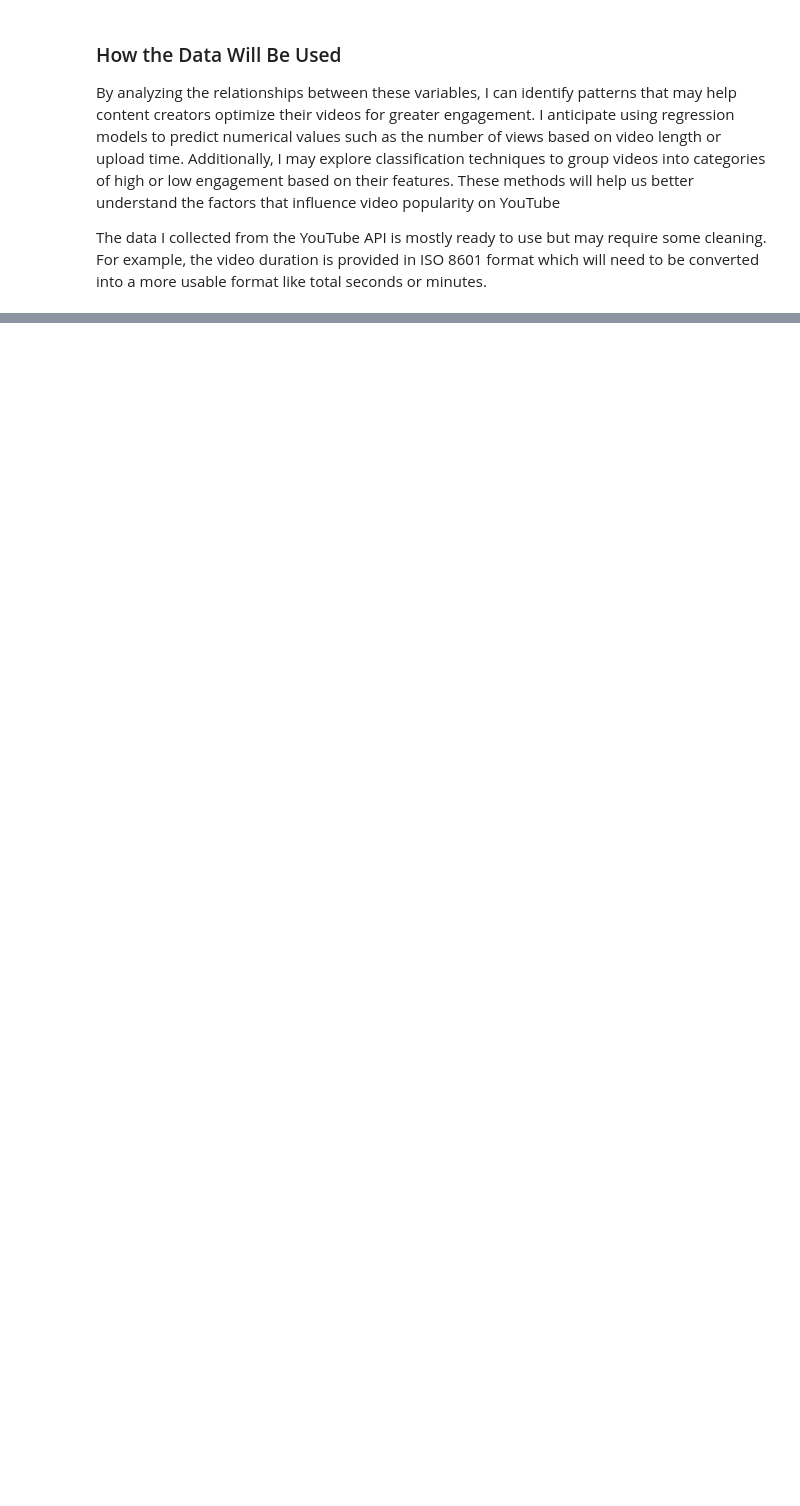
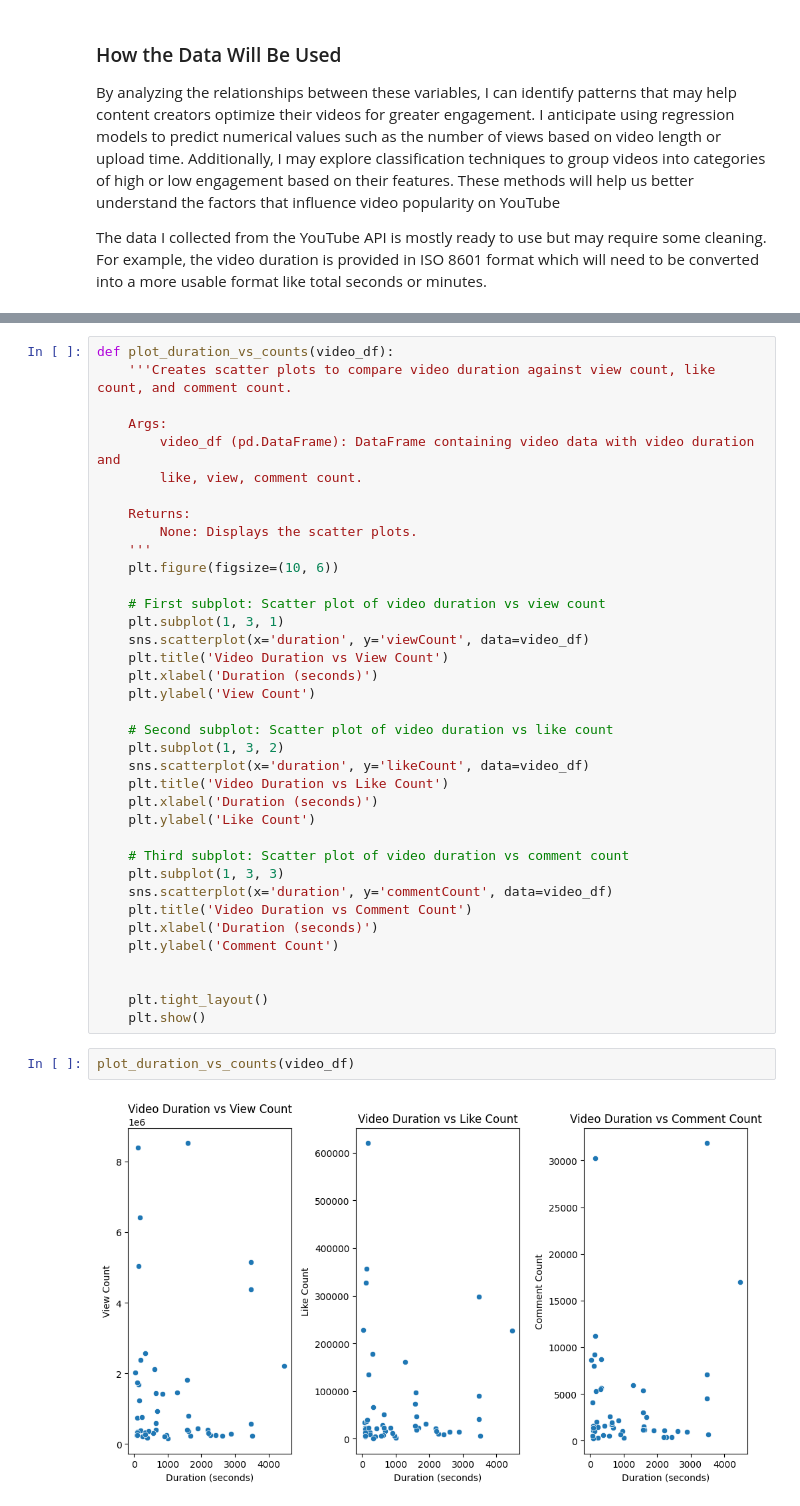
Before and after one commit to hewsAMH/youtubeProject, a Jupyter notebook: youtubeTrendingData.ipynb, the cells around one changed output, grey strips where cells are left out. Drawn from its saved outputs; the diff is of its cells as text; blank space fills up the shorter version.

```diff
--- a/youtubeTrendingData.ipynb
+++ b/youtubeTrendingData.ipynb
@@ -97,0 +177,41 @@ The data I collected from the YouTube API is mostly ready to use but may require
+# %%
+def plot_duration_vs_counts(video_df):
+    '''Creates scatter plots to compare video duration against view count, like count, and comment count.
+
+    Args:
+        video_df (pd.DataFrame): DataFrame containing video data with video duration and
+        like, view, comment count.
+
+    Returns:
+        None: Displays the scatter plots.
+    '''
+    plt.figure(figsize=(10, 6))
+
+    # First subplot: Scatter plot of video duration vs view count
+    plt.subplot(1, 3, 1)
+    sns.scatterplot(x='duration', y='viewCount', data=video_df)
+    plt.title('Video Duration vs View Count')
+    plt.xlabel('Duration (seconds)')
+    plt.ylabel('View Count')
+
+    # Second subplot: Scatter plot of video duration vs like count
+    plt.subplot(1, 3, 2)
+    sns.scatterplot(x='duration', y='likeCount', data=video_df)
+    plt.title('Video Duration vs Like Count')
+    plt.xlabel('Duration (seconds)')
+    plt.ylabel('Like Count')
+
+    # Third subplot: Scatter plot of video duration vs comment count
+    plt.subplot(1, 3, 3)
+    sns.scatterplot(x='duration', y='commentCount', data=video_df)
+    plt.title('Video Duration vs Comment Count')
+    plt.xlabel('Duration (seconds)')
+    plt.ylabel('Comment Count')
+
+
+    plt.tight_layout()
+    plt.show()
+# %%
+plot_duration_vs_counts(video_df)
+# %% [output]
+[figure, added]
```
Also changed, not shown: parts of 11 cells of this notebook.
